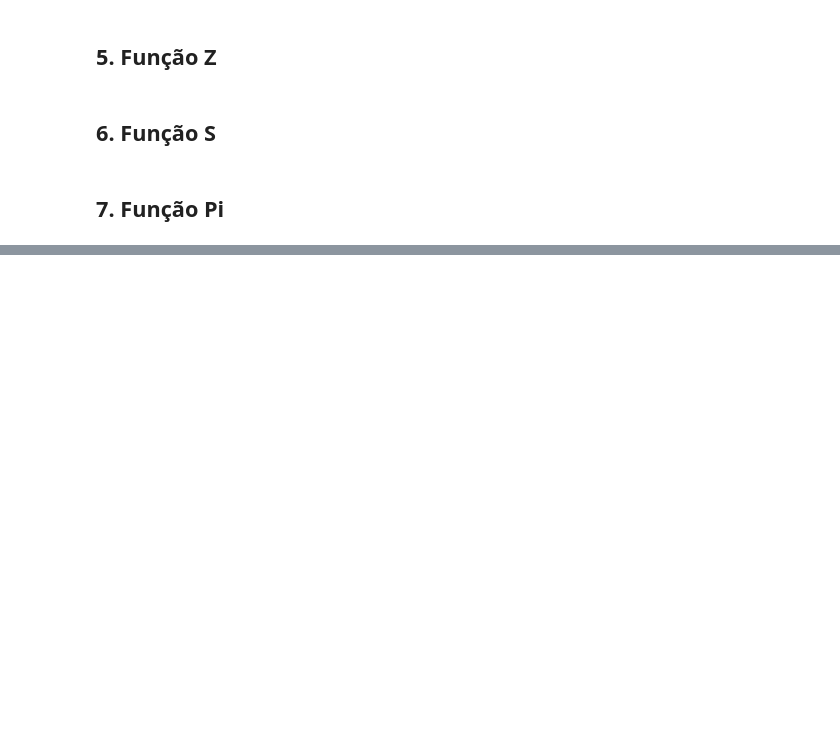
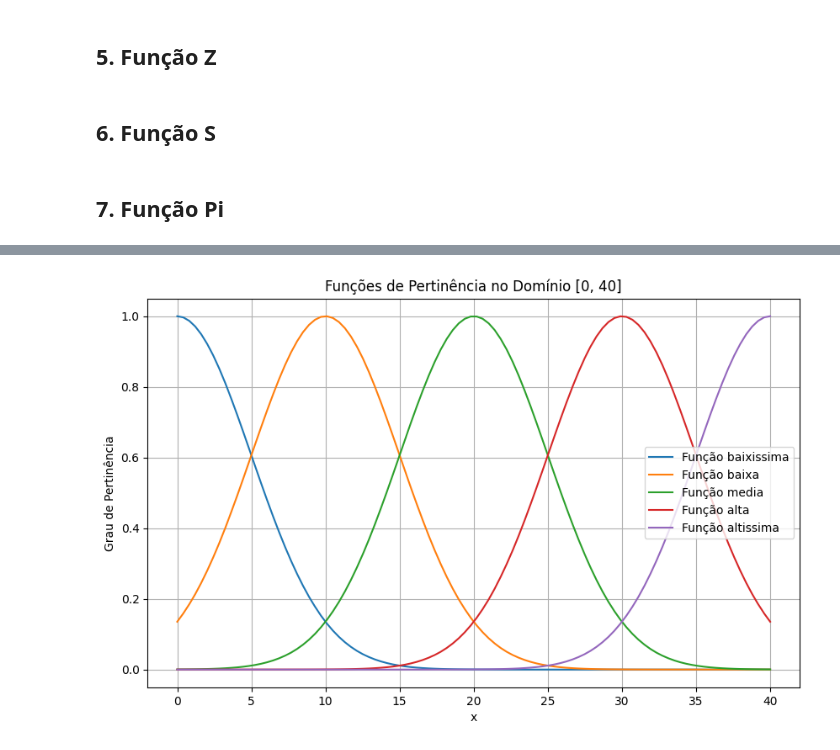
Before and after one commit to LeonardoVieiraGuimaraes/InteligenciaComputacional, a Jupyter notebook: pertinencia.ipynb, the cells around one changed output, grey strips where cells are left out. Saved outputs shown, nothing was run; the diff lists cells and outputs as text; code cells hidden in the pictures; blank space fills up the shorter version.

```diff
--- a/pertinencia.ipynb
+++ b/pertinencia.ipynb
@@ -179,0 +214,75 @@ TypeError: list indices must be integers or slices, not tuple
+# %%
+# Definição do domínio
+dominio = (0, 40)  # O domínio será de 0 a 40
+
+# Definição dos intervalos, tipos e parâmetros
+intervalos = [
+    (-10, 10),  # Intervalo para "baixíssima"
+    (0, 20),    # Intervalo para "baixa"
+    (10, 30),   # Intervalo para "média"
+    (20, 40),   # Intervalo para "alta"
+    (30, 50)    # Intervalo para "altíssima"
+]
+
+classificacao = ['baixissima', 'baixa', 'media', 'alta', 'altissima']
+types = ['gaussian', 'gaussian', 'gaussian', 'gaussian', 'gaussian']
+
+# Parâmetros ajustados para a função gaussiana
+params = [
+    [0, 5],     # Centro no meio do intervalo (-10, 10), largura controlada por sigma
+    [10, 5],    # Centro no meio do intervalo (0, 20), largura controlada por sigma
+    [20, 5],    # Centro no meio do intervalo (10, 30), largura controlada por sigma
+    [30, 5],    # Centro no meio do intervalo (20, 40), largura controlada por sigma
+    [40, 5]     # Centro no meio do intervalo (30, 50), largura controlada por sigma
+]
+
+# Função para calcular os graus de pertinência no domínio
+def calculate_membership_with_domain(dominio, intervalos, types, params):
+    """
+    Calcula os graus de pertinência para os valores no domínio especificado.
+
+    :param dominio: Tupla (min, max) definindo o domínio.
+    :param intervalos: Lista de tuplas (min, max) definindo os intervalos de cada função.
+    :param types: Lista de strings indicando os tipos de funções de pertinência.
+    :param params: Lista de listas com os parâmetros para cada função de pertinência.
+    :return: Lista de listas com os graus de pertinência para cada tipo.
+    """
+    x = np.linspace(dominio[0], dominio[1], 100)  # Gera os valores de x no domínio
+    results = []
+
+    for func_type, func_params in zip(types, params):
+        if func_type == 'gaussian':
+            results.append([gaussian(val, *func_params) for val in x])
+        else:
+            raise ValueError(f"Tipo de função desconhecido: {func_type}")
+
+    return x, results
+
+# Calcular os graus de pertinência no domínio
+x, results = calculate_membership_with_domain(dominio, intervalos, types, params)
+
+# Função para plotar os resultados
+def plot_membership_with_domain(x, results, classificacao):
+    """
+    Plota as funções de pertinência com base no domínio e nos resultados calculados.
+
+    :param x: Valores do domínio.
+    :param results: Lista de listas com os graus de pertinência calculados.
+    :param classificacao: Lista de nomes descritivos para cada função de pertinência.
+    """
+    plt.figure(figsize=(10, 6))
+
+    for i, result in enumerate(results):
+        plt.plot(x, result, label=f"Função {classificacao[i]}")
+
+    plt.legend()
+    plt.title("Funções de Pertinência no Domínio [0, 40]")
+    plt.xlabel("x")
+    plt.ylabel("Grau de Pertinência")
+    plt.grid()
+    plt.show()
+
+# Plotar os resultados
+plot_membership_with_domain(x, results, classificacao)
+# %% [output]
+[figure, added]
```
Also changed, not shown: parts of 2 cells of this notebook.
